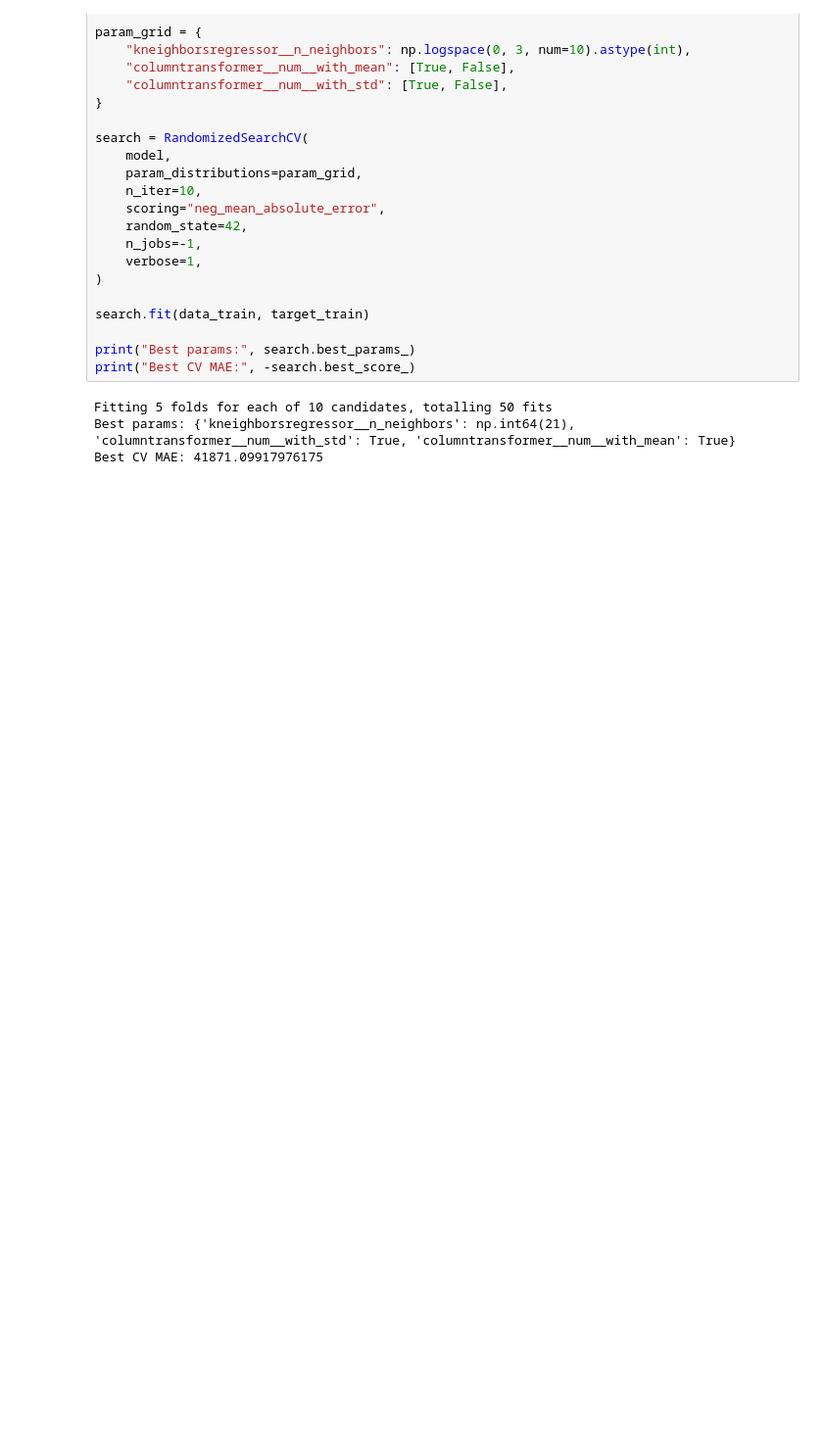
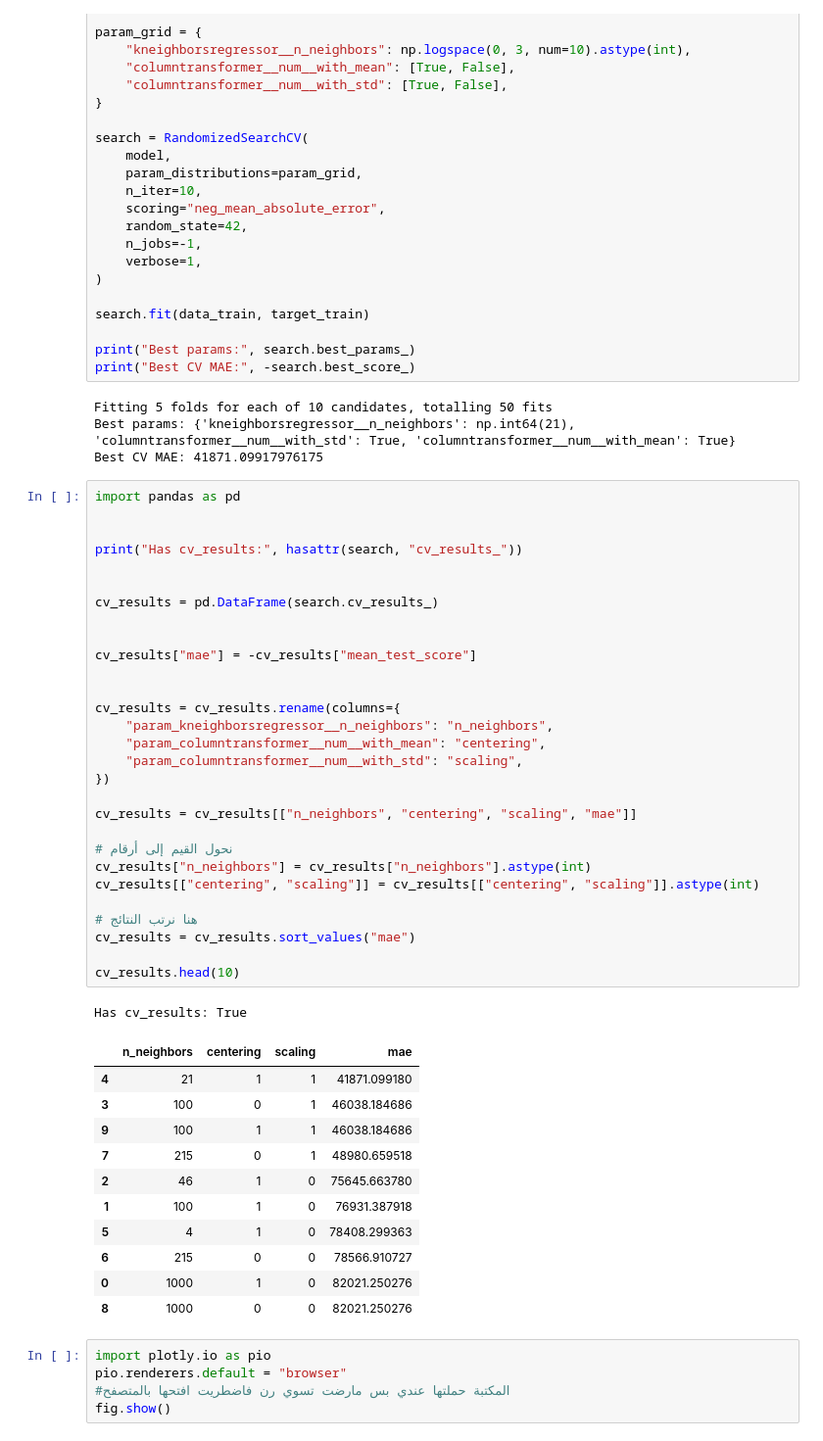
Before and after one commit to shmokhsidi79-design/week3exe, a Jupyter notebook: Exercise M3.02.ipynb, the cells around one changed output. Shown at 98% size. Drawn from its saved outputs; the diff is of its cells as text; blank space fills up the shorter version.

```diff
--- a/Exercise M3.02.ipynb
+++ b/Exercise M3.02.ipynb
@@ -124,3 +124,50 @@ print("Best CV MAE:", -search.best_score_)
 Fitting 5 folds for each of 10 candidates, totalling 50 fits
 Best params: {'kneighborsregressor__n_neighbors': np.int64(21), 'columntransformer__num__with_std': True, 'columntransformer__num__with_mean': True}
 Best CV MAE: 41871.09917976175
+# %%
+import pandas as pd
+
+
+print("Has cv_results:", hasattr(search, "cv_results_"))
+
+
+cv_results = pd.DataFrame(search.cv_results_)
+
+
+cv_results["mae"] = -cv_results["mean_test_score"]
+
+
+cv_results = cv_results.rename(columns={
+    "param_kneighborsregressor__n_neighbors": "n_neighbors",
+    "param_columntransformer__num__with_mean": "centering",
+    "param_columntransformer__num__with_std": "scaling",
+})
+
+cv_results = cv_results[["n_neighbors", "centering", "scaling", "mae"]]
+
+# نحول القيم إلى أرقام
+cv_results["n_neighbors"] = cv_results["n_neighbors"].astype(int)
+cv_results[["centering", "scaling"]] = cv_results[["centering", "scaling"]].astype(int)
+
+# هنا نرتب النتائج
+cv_results = cv_results.sort_values("mae")
+
+cv_results.head(10)
+# %% [output]
+Has cv_results: True
+|  | n_neighbors | centering | scaling | mae |
+| 4 | 21 | 1 | 1 | 41871.099180 |
+| 3 | 100 | 0 | 1 | 46038.184686 |
+| 9 | 100 | 1 | 1 | 46038.184686 |
+| 7 | 215 | 0 | 1 | 48980.659518 |
+| 2 | 46 | 1 | 0 | 75645.663780 |
+| 1 | 100 | 1 | 0 | 76931.387918 |
+| 5 | 4 | 1 | 0 | 78408.299363 |
+| 6 | 215 | 0 | 0 | 78566.910727 |
+| 0 | 1000 | 1 | 0 | 82021.250276 |
+| 8 | 1000 | 0 | 0 | 82021.250276 |
+# %%
+import plotly.io as pio
+pio.renderers.default = "browser"
+#المكتبة حملتها عندي بس مارضت تسوي رن فاضطريت افتحها بالمتصفح
+fig.show()
```
